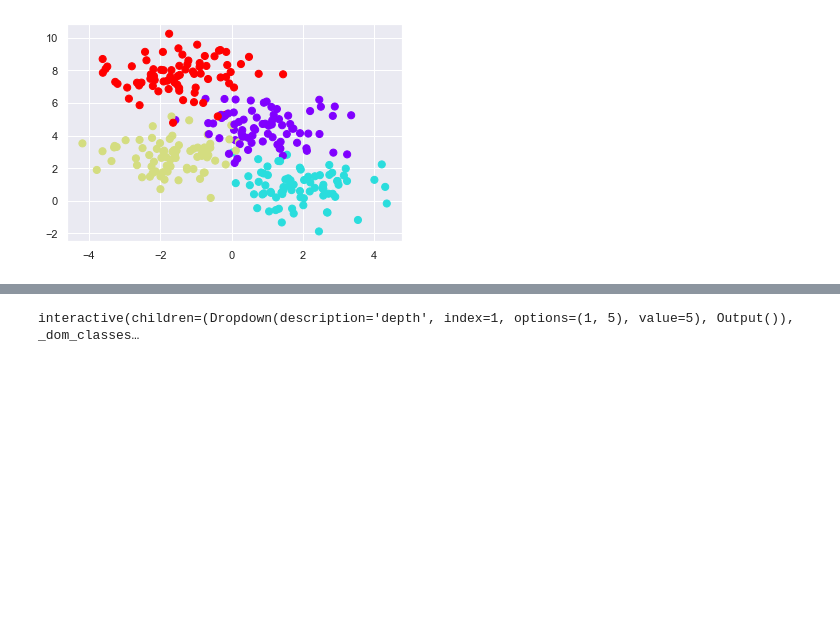
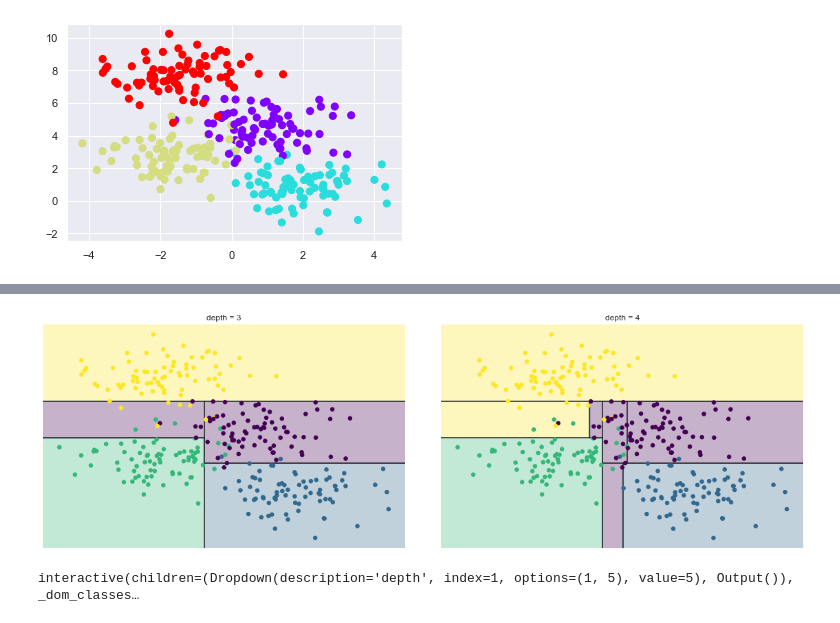
Before and after one commit to miwamasa/DataScience2022, a Jupyter notebook: notebooks/lecture8_classification.ipynb, the cells around one changed output, grey strips where cells are left out. Cells and saved outputs as stored; diff of their text form; code cells hidden in the pictures; blank space fills up the shorter version.

```diff
--- a/notebooks/lecture8_classification.ipynb
+++ b/notebooks/lecture8_classification.ipynb
@@ -231,3 +231,13 @@ for axi, depth in zip(ax, range(1, 5)):
+# %%
+fig, ax = plt.subplots(1, 2, figsize=(16, 6))
+fig.subplots_adjust(left=0.02, right=0.98, wspace=0.1)
+
+for axi, depth in zip(ax, range(3, 5)):
+    model = DecisionTreeClassifier(max_depth=depth)
+    visualize_tree(model, X, y, ax=axi)
+    axi.set_title('depth = {0}'.format(depth))
+# %% [output]
+[figure, added]
 # %%
 # helpers_05_08 is found in the online appendix
 import helpers_05_08
```
Also changed, not shown: parts of 4 cells of this notebook, 2 other files.
